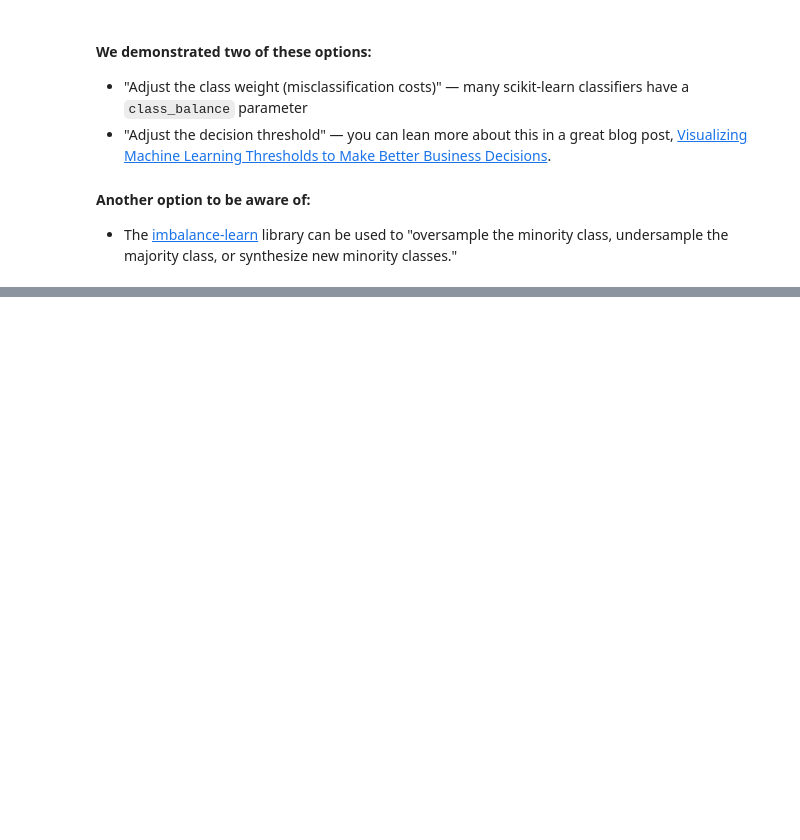
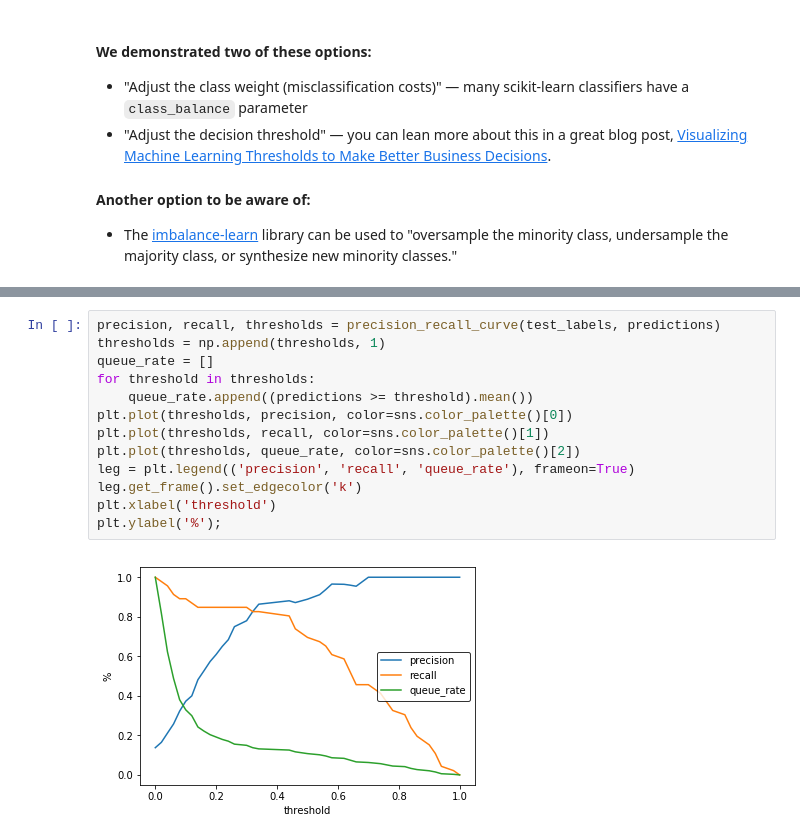
Before and after one commit to LambdaSchool/DS-Unit-2-Sprint-4-Model-Validation, a Jupyter notebook: module-2-validate-classification-problems/LS_DS_242_Validate_classification_problems.ipynb, the cells around one changed output, grey strips where cells are left out. Drawn from its saved outputs; the diff is of its cells as text; blank space fills up the shorter version.

```diff
--- a/module-2-validate-classification-problems/LS_DS_242_Validate_classification_problems.ipynb
+++ b/module-2-validate-classification-problems/LS_DS_242_Validate_classification_problems.ipynb
@@ -386,0 +680,15 @@ How do the evaluation metrics and decision region plots change?
+# %%
+precision, recall, thresholds = precision_recall_curve(test_labels, predictions)
+thresholds = np.append(thresholds, 1)
+queue_rate = []
+for threshold in thresholds:
+    queue_rate.append((predictions >= threshold).mean())
+plt.plot(thresholds, precision, color=sns.color_palette()[0])
+plt.plot(thresholds, recall, color=sns.color_palette()[1])
+plt.plot(thresholds, queue_rate, color=sns.color_palette()[2])
+leg = plt.legend(('precision', 'recall', 'queue_rate'), frameon=True)
+leg.get_frame().set_edgecolor('k')
+plt.xlabel('threshold')
+plt.ylabel('%');
+# %% [output]
+[figure, added]
```
Also changed, not shown: parts of 13 cells of this notebook.
